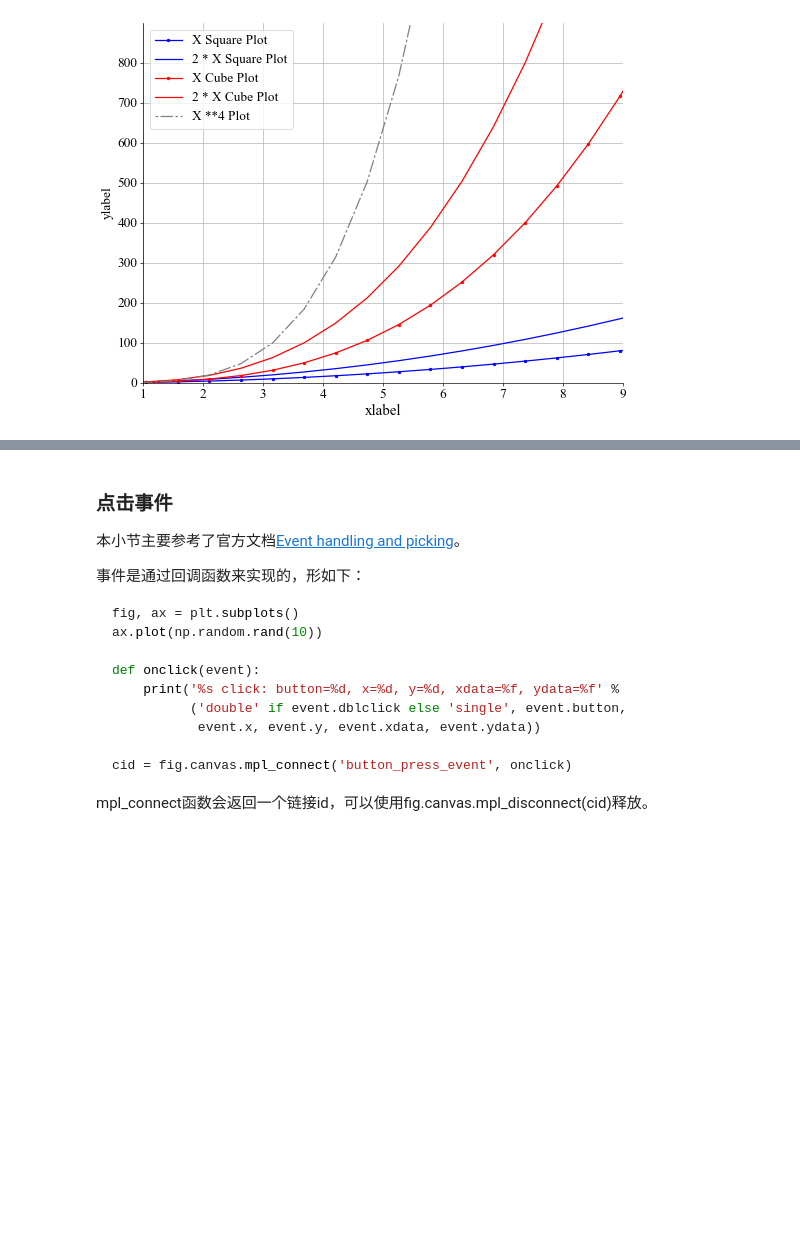
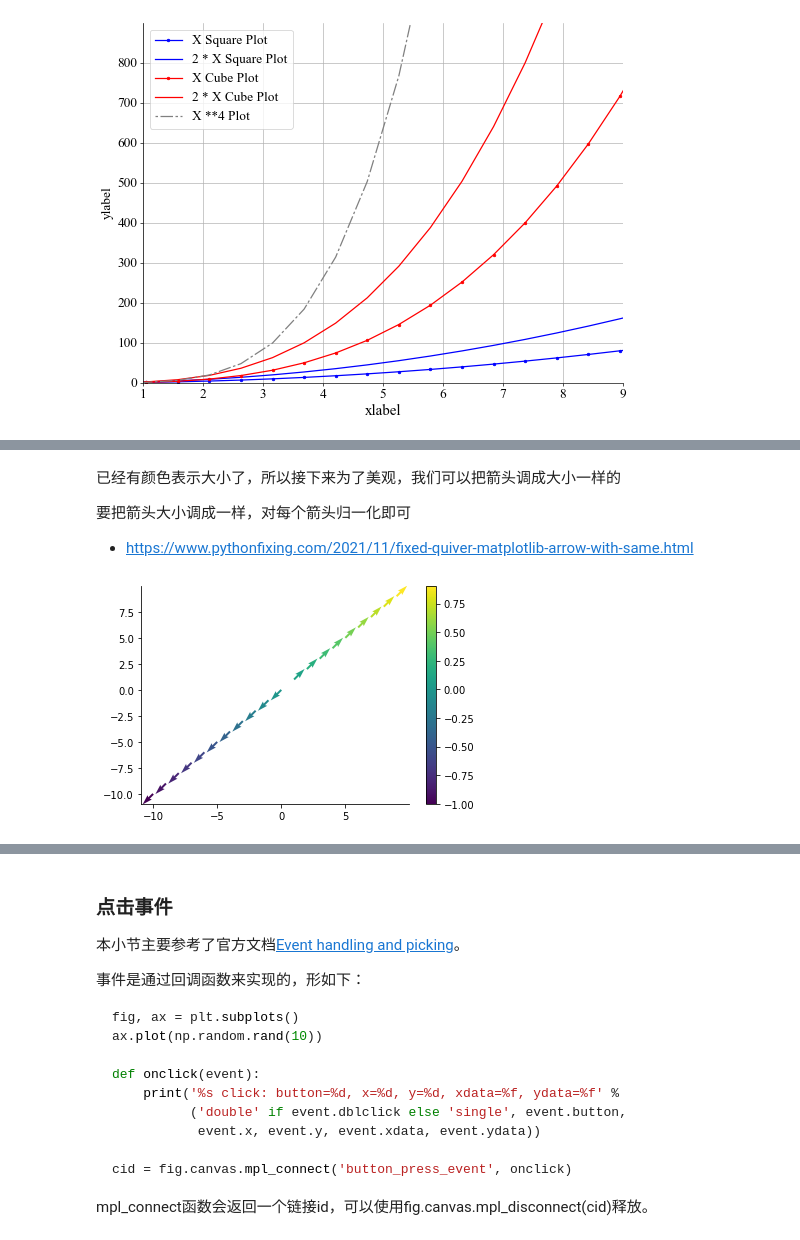
Before and after one commit to iHeadWater/hydrus, a Jupyter notebook: 3-basic-pyviz/1-matplotlib-intro/how-to-use-matplotlib.ipynb, the cells around one changed output, grey strips where cells are left out. Saved outputs shown, nothing was run; the diff lists cells and outputs as text; code cells hidden in the pictures; blank space fills up the shorter version.

```diff
--- a/3-basic-pyviz/1-matplotlib-intro/how-to-use-matplotlib.ipynb
+++ b/3-basic-pyviz/1-matplotlib-intro/how-to-use-matplotlib.ipynb
@@ -645,0 +682,20 @@ plt.legend(prop={'size': 16})
+# %% [markdown]
+已经有颜色表示大小了，所以接下来为了美观，我们可以把箭头调成大小一样的
+
+要把箭头大小调成一样，对每个箭头归一化即可
+
+- https://www.pythonfixing.com/2021/11/fixed-quiver-matplotlib-arrow-with-same.html
+# %%
+# colorbar用plt方便，spines用ax方便，所以比较好的办法就是同时生成fig和ax
+fig, ax = plt.subplots()
+# Defining color
+color = np.arange(-1, 1, 0.1)
+r = np.power(np.add(np.power(U,2), np.power(V,2)),0.5)
+plt.quiver(X, Y, U/r, V/r, color)
+# 我们加上图例
+plt.colorbar()
+# Hide the right and top spines
+ax.spines['right'].set_visible(False)
+ax.spines['top'].set_visible(False)
+# %% [output]
+[figure, added]
```
Also changed, not shown: parts of 9 cells of this notebook, 4 other files.
